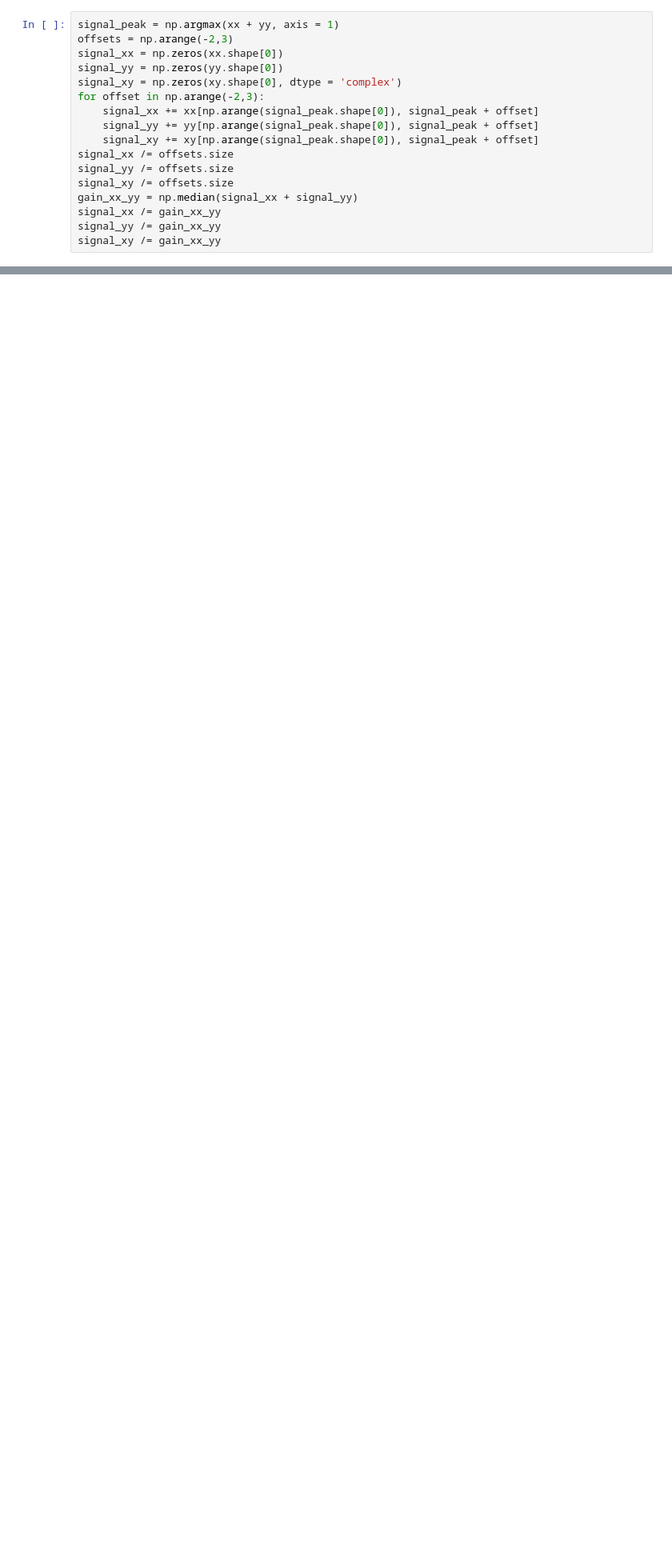
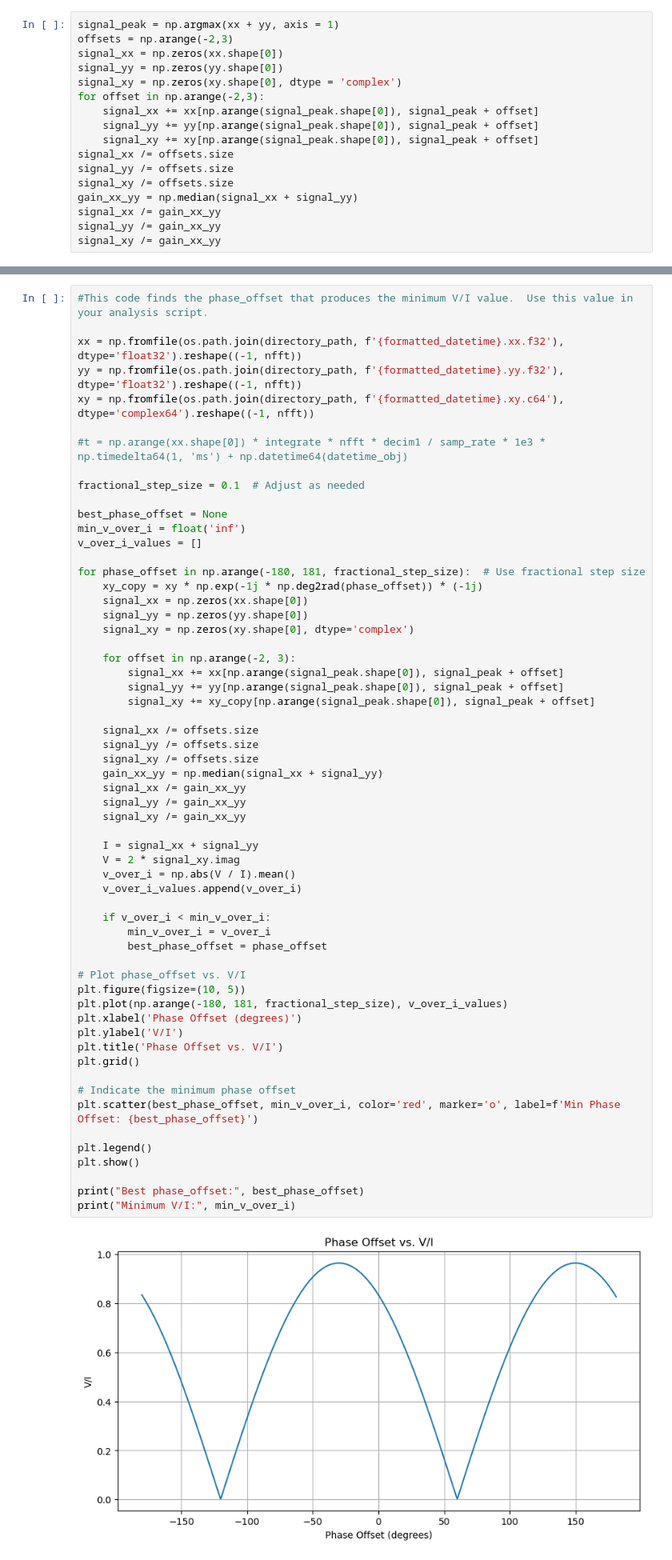
Before and after one commit to ScottTilley/polarization, a Jupyter notebook: paper/calibration.ipynb, the cells around one changed output, grey strips where cells are left out. Shown at 80% size. Cells and saved outputs as stored; diff of their text form; blank space fills up the shorter version.

```diff
--- a/paper/calibration.ipynb
+++ b/paper/calibration.ipynb
@@ -203,0 +239,61 @@ Text(0.5, 1.0, 'Calibration Source 2215.00MHz Stokes V, 2023-10-21T20:16:51')
+# %%
+#This code finds the phase_offset that produces the minimum V/I value.  Use this value in your analysis script.
+
+xx = np.fromfile(os.path.join(directory_path, f'{formatted_datetime}.xx.f32'), dtype='float32').reshape((-1, nfft))
+yy = np.fromfile(os.path.join(directory_path, f'{formatted_datetime}.yy.f32'), dtype='float32').reshape((-1, nfft))
+xy = np.fromfile(os.path.join(directory_path, f'{formatted_datetime}.xy.c64'), dtype='complex64').reshape((-1, nfft))
+
+#t = np.arange(xx.shape[0]) * integrate * nfft * decim1 / samp_rate * 1e3 * np.timedelta64(1, 'ms') + np.datetime64(datetime_obj)
+
+fractional_step_size = 0.1  # Adjust as needed
+
+best_phase_offset = None
+min_v_over_i = float('inf')
+v_over_i_values = []
+
+for phase_offset in np.arange(-180, 181, fractional_step_size):  # Use fractional step size
+    xy_copy = xy * np.exp(-1j * np.deg2rad(phase_offset)) * (-1j)
+    signal_xx = np.zeros(xx.shape[0])
+    signal_yy = np.zeros(yy.shape[0])
+    signal_xy = np.zeros(xy.shape[0], dtype='complex')
+
+    for offset in np.arange(-2, 3):
+        signal_xx += xx[np.arange(signal_peak.shape[0]), signal_peak + offset]
+        signal_yy += yy[np.arange(signal_peak.shape[0]), signal_peak + offset]
+        signal_xy += xy_copy[np.arange(signal_peak.shape[0]), signal_peak + offset]
+
+    signal_xx /= offsets.size
+    signal_yy /= offsets.size
+    signal_xy /= offsets.size
+    gain_xx_yy = np.median(signal_xx + signal_yy)
+    signal_xx /= gain_xx_yy
+    signal_yy /= gain_xx_yy
+    signal_xy /= gain_xx_yy
+
+    I = signal_xx + signal_yy
+    V = 2 * signal_xy.imag
+    v_over_i = np.abs(V / I).mean()
+    v_over_i_values.append(v_over_i)
+
+    if v_over_i < min_v_over_i:
+        min_v_over_i = v_over_i
+        best_phase_offset = phase_offset
+
+# Plot phase_offset vs. V/I
+plt.figure(figsize=(10, 5))
+plt.plot(np.arange(-180, 181, fractional_step_size), v_over_i_values)
+plt.xlabel('Phase Offset (degrees)')
+plt.ylabel('V/I')
+plt.title('Phase Offset vs. V/I')
+plt.grid()
+
+# Indicate the minimum phase offset
+plt.scatter(best_phase_offset, min_v_over_i, color='red', marker='o', label=f'Min Phase Offset: {best_phase_offset}')
+
+plt.legend()
+plt.show()
+
+print("Best phase_offset:", best_phase_offset)
+print("Minimum V/I:", min_v_over_i)
+# %% [output]
+[figure, added]
```
Also changed, not shown: parts of 11 cells of this notebook.
